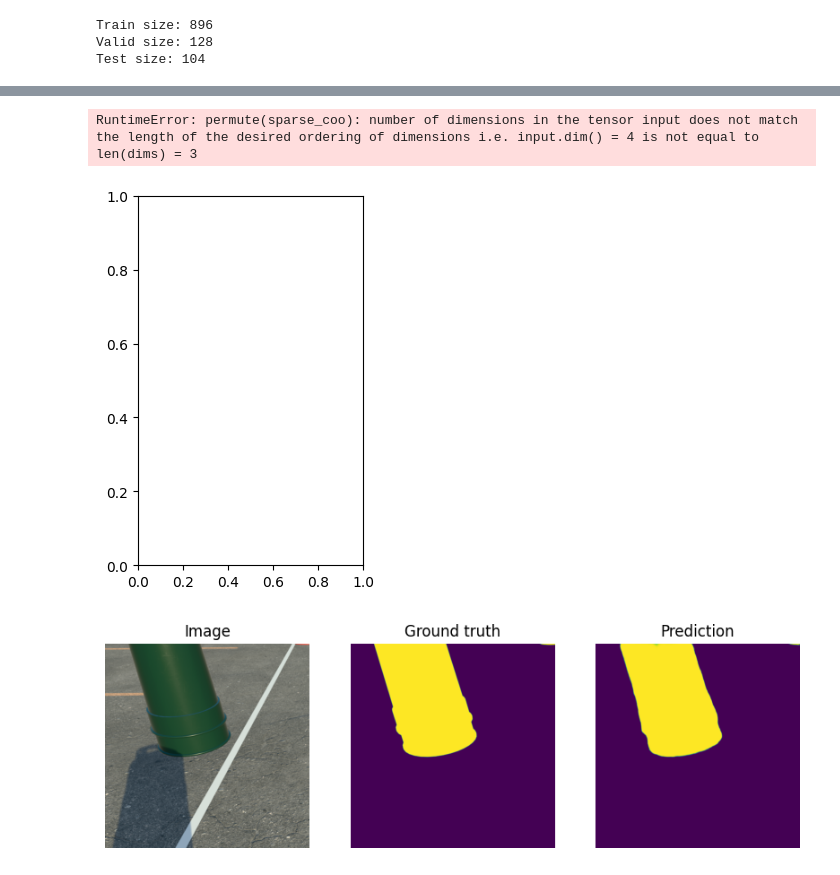
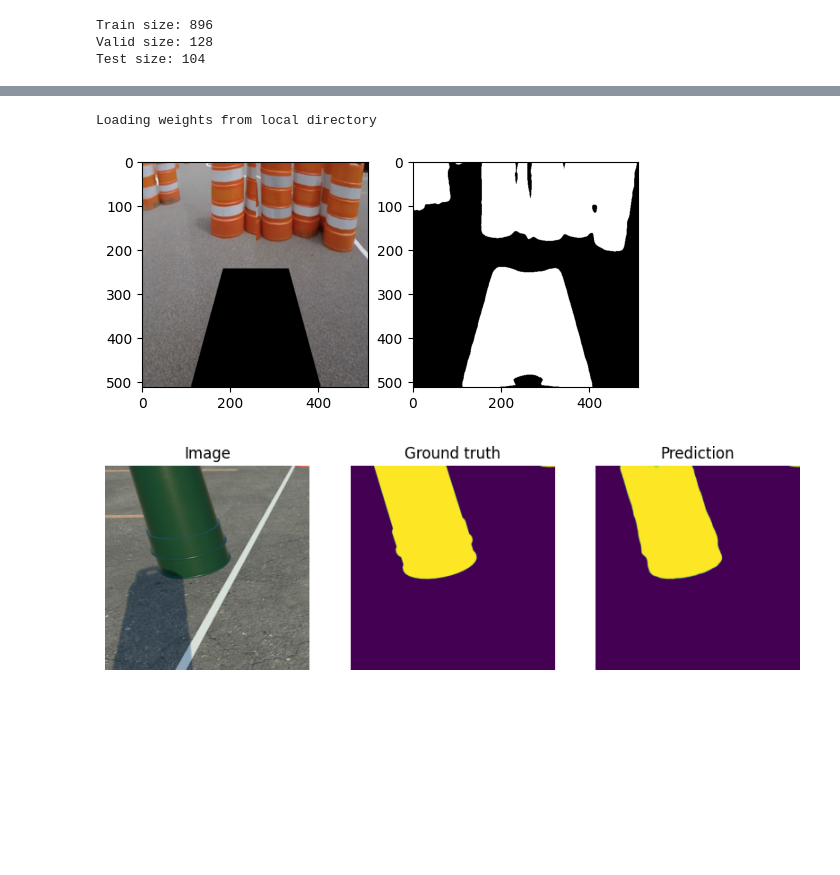
Before and after one commit to Nico0302/IGVC, a Jupyter notebook: src/trainV2.ipynb, the cells around one changed output, grey strips where cells are left out. Cells and saved outputs as stored; diff of their text form; code cells hidden in the pictures; blank space fills up the shorter version.

Commit message:
add model loading

```diff
--- a/src/trainV2.ipynb
+++ b/src/trainV2.ipynb
@@ -120,6 +144,12 @@ commit_info = model.model.save_pretrained(
     push_to_hub=False,  # optional, push model to HF Hub
     dataset=config.DATASET_NAME,  # optional, save dataset name in model card
 )
+# %%
+# load the mode
+
+model.load_pretrained("model/igvs-segmentation")
+# %% [output]
+Loading weights from local directory
 # %%
 # load "./test_1.png" and apply transform
 
@@ -130,43 +160,44 @@ from torchvision.transforms import v2
 
 def load_image(image_path):
     image = torchvision.io.read_image(image_path)
+    if image.shape[0] == 4:
+        image = image[:3, :, :]
     # resize to (3, 512, 512)
     trans = v2.Compose([
-        v2.Resize((736, 1280)),
+        v2.Resize((config.INPUT_IMAGE_HEIGHT, config.INPUT_IMAGE_WIDTH)),
     ])
     image = trans(image)
     # add batch dimension
     image = image.unsqueeze(0)
     return image
 
 
 def predict(model, image):
     with torch.no_grad():
         model.eval()
         image = image
         output = model(image)
         output = torch.sigmoid(output)
         output = (output > 0.5).float()
 
         return output.cpu().numpy()[0]  # remove batch dimension and move to CPU
 
 def show_prediction(image, mask):
     plt.subplot(1, 2, 1)
     plt.imshow(image.permute(1, 2, 0))
     plt.subplot(1, 2, 2)
     plt.imshow(mask[0], cmap="gray")
     plt.show()
 
 # load image
-image_path = "./test_1.png"
+image_path = "./1-00004.png"
 image = load_image(image_path)
 # predict
 mask = predict(model, image)
 # show prediction
-show_prediction(image[0], mask)
+show_prediction(image[0].cpu(), mask)
 # %% [output]
-RuntimeError: permute(sparse_coo): number of dimensions in the tensor input does not match the length of the desired ordering of dimensions i.e. input.dim() = 4 is not equal to len(dims) = 3
-[figure, old version]
+[figure, new version]
 # %%
 batch = next(iter(test_dataloader))
 with torch.no_grad():
```
Also changed, not shown: parts of 3 cells of this notebook, 9 other files.
